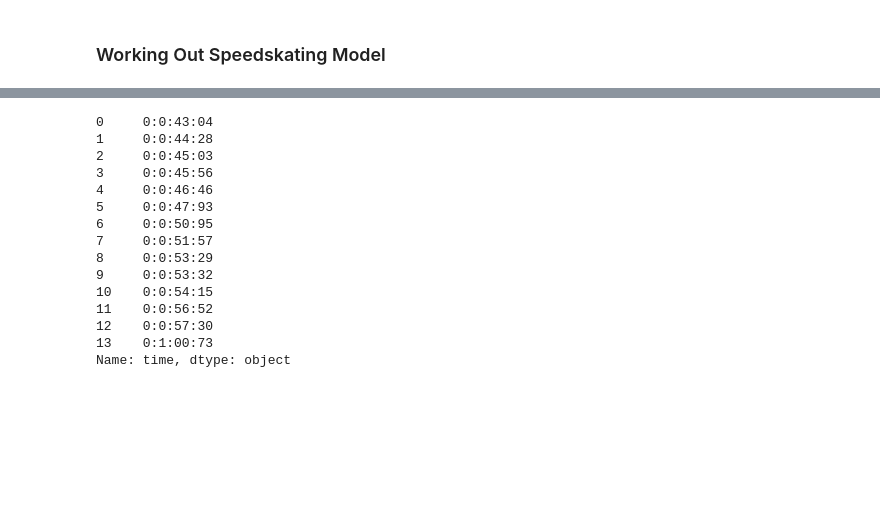
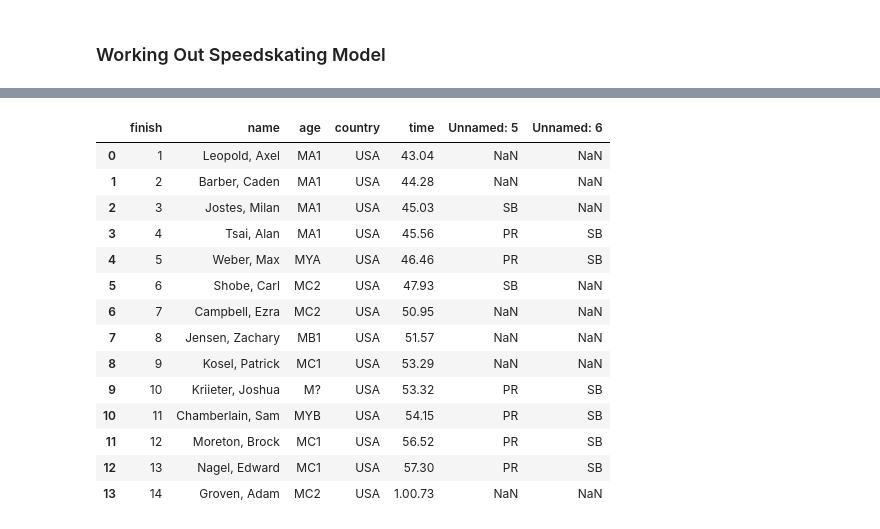
Before and after one commit to JonesInformatics/mn_speed_skate, a Jupyter notebook: eda.ipynb, the cells around one changed output, grey strips where cells are left out. Saved outputs shown, nothing was run; the diff lists cells and outputs as text; code cells hidden in the pictures; blank space fills up the shorter version.

```diff
--- a/eda.ipynb
+++ b/eda.ipynb
@@ -14,22 +26,23 @@ df.sample()
 # %%
 # Convert to usable time format.
-df['time']= df['time'].str.replace(',', ':')
-df['time']= df['time'].str.replace('.', ':')
+df['time']= df['time'].str.replace(',', '.')
+#df['time']= df['time'].str.replace('.', ':')
+df
+#x = datetime.datetime.strptime(row['Result'], "%S.%f")
+            #return datetime.timedelta(, seconds=x.second, microseconds = x.microsecond).total_seconds()
+# %% [output]
+|  | finish | name | age | country | time | Unnamed: 5 | Unnamed: 6 |
+| 0 | 1 | Leopold, Axel | MA1 | USA | 43.04 | NaN | NaN |
+| 1 | 2 | Barber, Caden | MA1 | USA | 44.28 | NaN | NaN |
+| 2 | 3 | Jostes, Milan | MA1 | USA | 45.03 | SB | NaN |
+| 3 | 4 | Tsai, Alan | MA1 | USA | 45.56 | PR | SB |
+| 4 | 5 | Weber, Max | MYA | USA | 46.46 | PR | SB |
+| 5 | 6 | Shobe, Carl | MC2 | USA | 47.93 | SB | NaN |
+| 6 | 7 | Campbell, Ezra | MC2 | USA | 50.95 | NaN | NaN |
+| 7 | 8 | Jensen, Zachary | MB1 | USA | 51.57 | NaN | NaN |
+| 8 | 9 | Kosel, Patrick | MC1 | USA | 53.29 | NaN | NaN |
+| 9 | 10 | Kriieter, Joshua | M? | USA | 53.32 | PR | SB |
+| 10 | 11 | Chamberlain, Sam | MYB | USA | 54.15 | PR | SB |
+| 11 | 12 | Moreton, Brock | MC1 | USA | 56.52 | PR | SB |
+| 12 | 13 | Nagel, Edward | MC1 | USA | 57.30 | PR | SB |
+| 13 | 14 | Groven, Adam | MC2 | USA | 1.00.73 | NaN | NaN |
-# %%
-df.time.astype(str).str.zfill(6)
-# %% [output]
-0     0:0:43:04
-1     0:0:44:28
-2     0:0:45:03
-3     0:0:45:56
-4     0:0:46:46
-5     0:0:47:93
-6     0:0:50:95
-7     0:0:51:57
-8     0:0:53:29
-9     0:0:53:32
-10    0:0:54:15
-11    0:0:56:52
-12    0:0:57:30
-13    0:1:00:73
-Name: time, dtype: object
```
Also changed, not shown: parts of 14 cells of this notebook.
